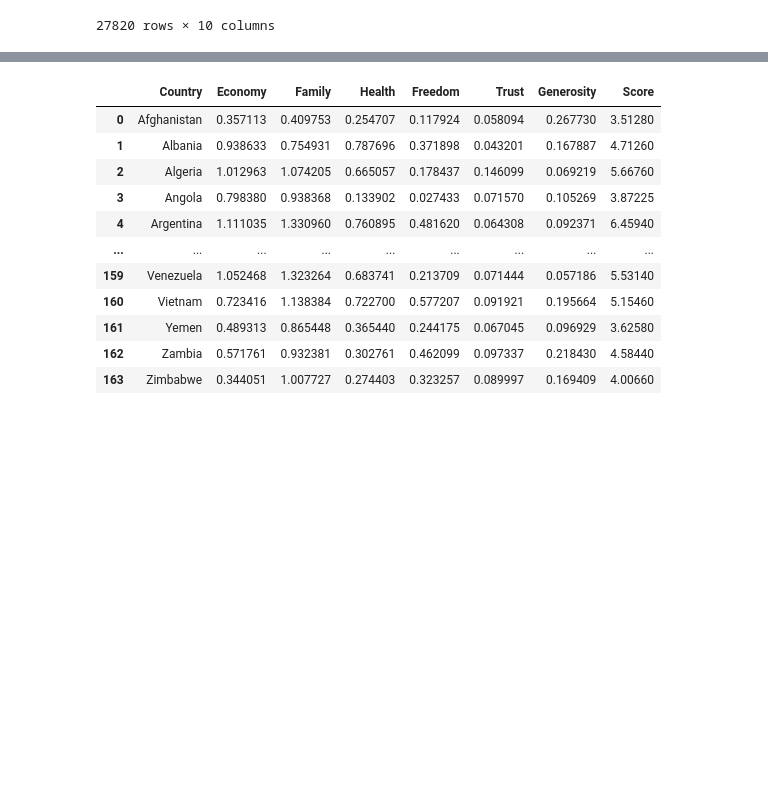
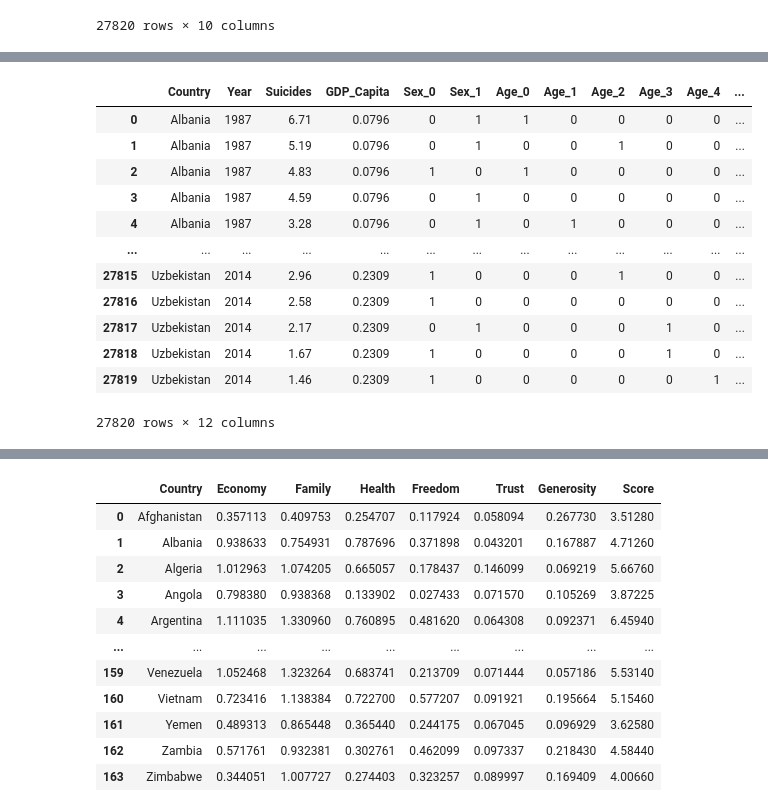
Before and after one commit to dianaxime/DM_Proyecto, a Jupyter notebook: Modelo.ipynb, the cells around one changed output, grey strips where cells are left out. Cells and saved outputs as stored; diff of their text form; code cells hidden in the pictures; blank space fills up the shorter version.

```diff
--- a/Modelo.ipynb
+++ b/Modelo.ipynb
@@ -81,0 +78,3 @@ new_suicide
+# %%
+df_suicide["GDP_Capita"] = df_suicide["GDP_Capita"]/10000
+df_suicide
@@ -81,0 +95,4 @@ new_suicide
+# %%
+df_suicide["Sex"] = df_suicide["Sex"].astype('category')
+df_suicide["Age"] = df_suicide["Age"].astype('category')
+df_suicide.dtypes
@@ -81,0 +107,19 @@ new_suicide
+# %%
+df_suicide["Sex"] = df_suicide["Sex"].cat.codes
+df_suicide["Age"] = df_suicide["Age"].cat.codes
+new_suicide = pd.get_dummies(df_suicide, columns=["Sex", "Age"])
+new_suicide
+# %% [output]
+|  | Country | Year | Suicides | GDP_Capita | Sex_0 | Sex_1 | Age_0 | Age_1 | Age_2 | Age_3 | Age_4 | ... |
+| 0 | Albania | 1987 | 6.71 | 0.0796 | 0 | 1 | 1 | 0 | 0 | 0 | 0 | ... |
+| 1 | Albania | 1987 | 5.19 | 0.0796 | 0 | 1 | 0 | 0 | 1 | 0 | 0 | ... |
+| 2 | Albania | 1987 | 4.83 | 0.0796 | 1 | 0 | 1 | 0 | 0 | 0 | 0 | ... |
+| 3 | Albania | 1987 | 4.59 | 0.0796 | 0 | 1 | 0 | 0 | 0 | 0 | 0 | ... |
+| 4 | Albania | 1987 | 3.28 | 0.0796 | 0 | 1 | 0 | 1 | 0 | 0 | 0 | ... |
+| ... | ... | ... | ... | ... | ... | ... | ... | ... | ... | ... | ... | ... |
+| 27815 | Uzbekistan | 2014 | 2.96 | 0.2309 | 1 | 0 | 0 | 0 | 1 | 0 | 0 | ... |
+| 27816 | Uzbekistan | 2014 | 2.58 | 0.2309 | 1 | 0 | 0 | 0 | 0 | 0 | 0 | ... |
+| 27817 | Uzbekistan | 2014 | 2.17 | 0.2309 | 0 | 1 | 0 | 0 | 0 | 1 | 0 | ... |
+| 27818 | Uzbekistan | 2014 | 1.67 | 0.2309 | 1 | 0 | 0 | 0 | 0 | 1 | 0 | ... |
+| 27819 | Uzbekistan | 2014 | 1.46 | 0.2309 | 1 | 0 | 0 | 0 | 0 | 0 | 1 | ... |
+27820 rows × 12 columns
```
Also changed, not shown: parts of 5 cells of this notebook.
